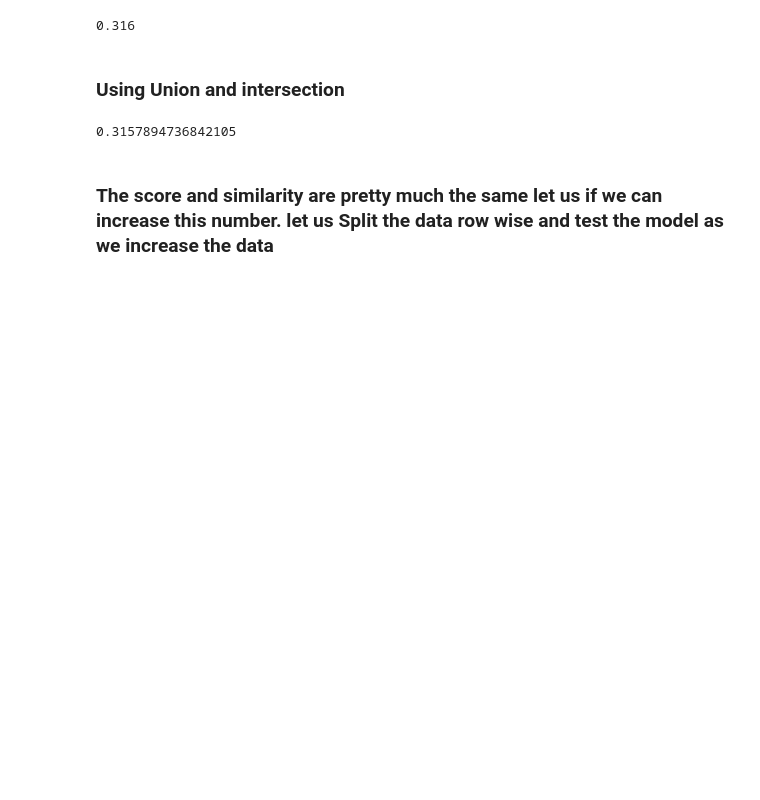
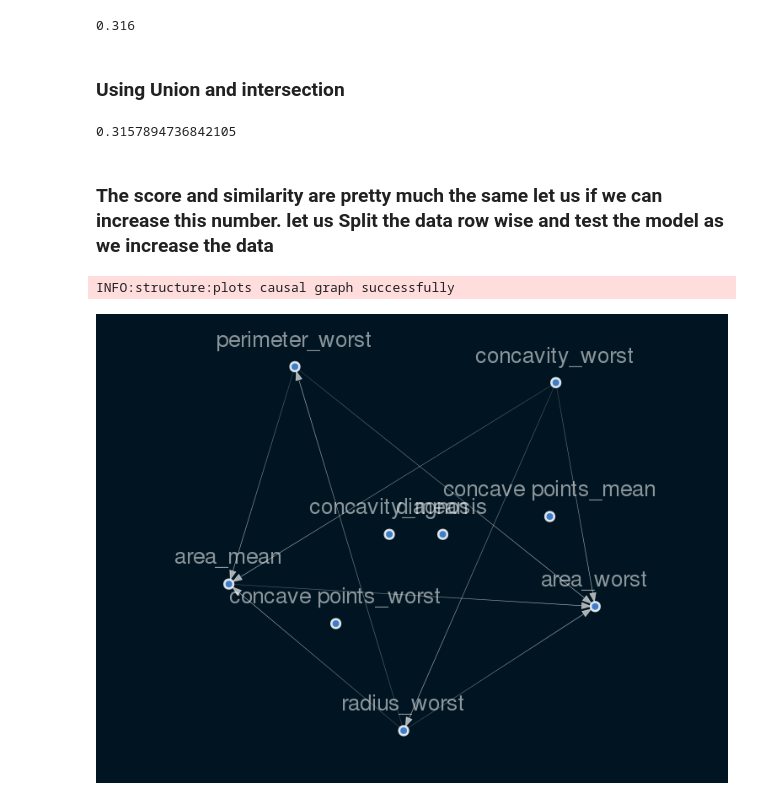
Before and after one commit to nebasam/Industry---Casualty-Challenge, a Jupyter notebook: notebook/causal_model.ipynb, the cells around one changed output. Drawn from its saved outputs; the diff is of its cells as text; code cells hidden in the pictures; blank space fills up the shorter version.

Commit message:
draw graph for the first part of dataset

```diff
--- a/notebook/causal_model.ipynb
+++ b/notebook/causal_model.ipynb
@@ -166,6 +166,14 @@ jaccar_score(sm_constrained.edges(), sm_lasso.edges())
 # %% [markdown]
 ### The score and similarity are pretty much the same let us if we can increase this number. let us Split the data row wise and test the model as we increase the data
 # %%
-df_1 = causal_data.iloc[:100,:]
-df_2 = causal_data.iloc[:300,:]
-df_3 = causal_data.iloc[:,:]
+df_1 = stru_data.iloc[:100,:]
+df_2 = stru_data.iloc[:200,:]
+df_3 = stru_data.iloc[:300,:]
+df_3 = stru_data.iloc[:400,:]
+# %%
+sm_df1 = from_pandas_lasso(df_1, tabu_parent_nodes=['diagnosis'], w_threshold=0.8, beta=0.8)
+viz = structure.drawgraph(sm_df1)
+Image(viz.draw(format='png'))
+# %% [output]
+INFO:structure:plots causal graph successfully
+[figure, added]
```
Also changed, not shown: 1 other file.
